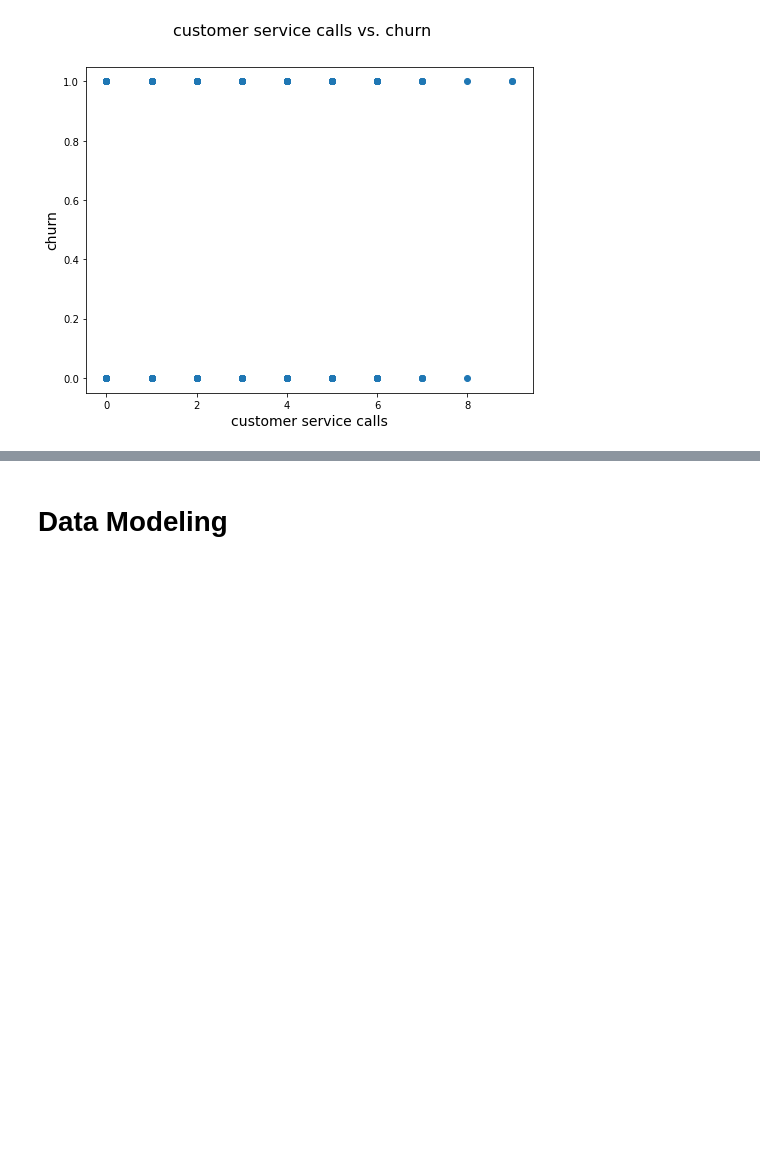
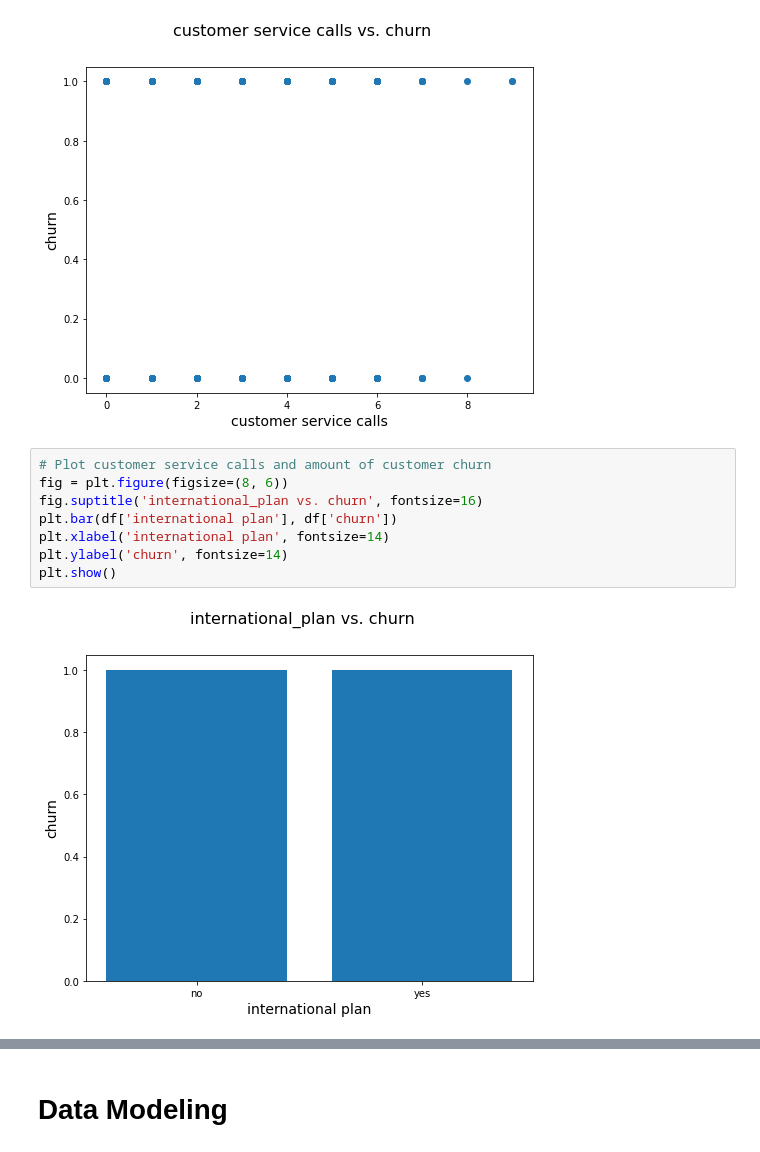
Before and after one commit to ashakeri92/dsc-phase-3-project-v2-3, a Jupyter notebook: Analysis.ipynb, the cells around one changed output, grey strips where cells are left out. Saved outputs shown, nothing was run; the diff lists cells and outputs as text; blank space fills up the shorter version.

```diff
--- a/Analysis.ipynb
+++ b/Analysis.ipynb
@@ -75,3 +77,13 @@ plt.show()
 # apply sigmoid before modelling? Maybe use scatter (with sigmoid function) rather than bar chart?
 # %% [output]
 [figure]
+# %%
+# Plot customer service calls and amount of customer churn
+fig = plt.figure(figsize=(8, 6))
+fig.suptitle('international_plan vs. churn', fontsize=16)
+plt.bar(df['international plan'], df['churn'])
+plt.xlabel('international plan', fontsize=14)
+plt.ylabel('churn', fontsize=14)
+plt.show()
+# %% [output]
+[figure, added]
```
Also changed, not shown: parts of 3 cells of this notebook.
